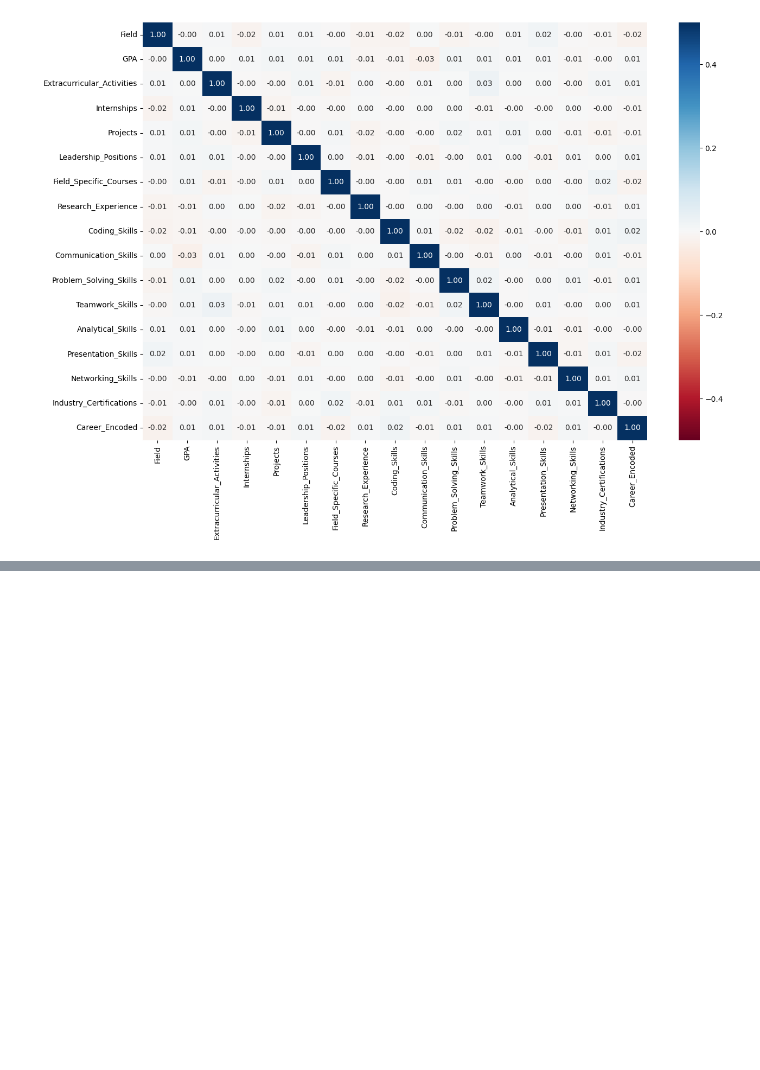
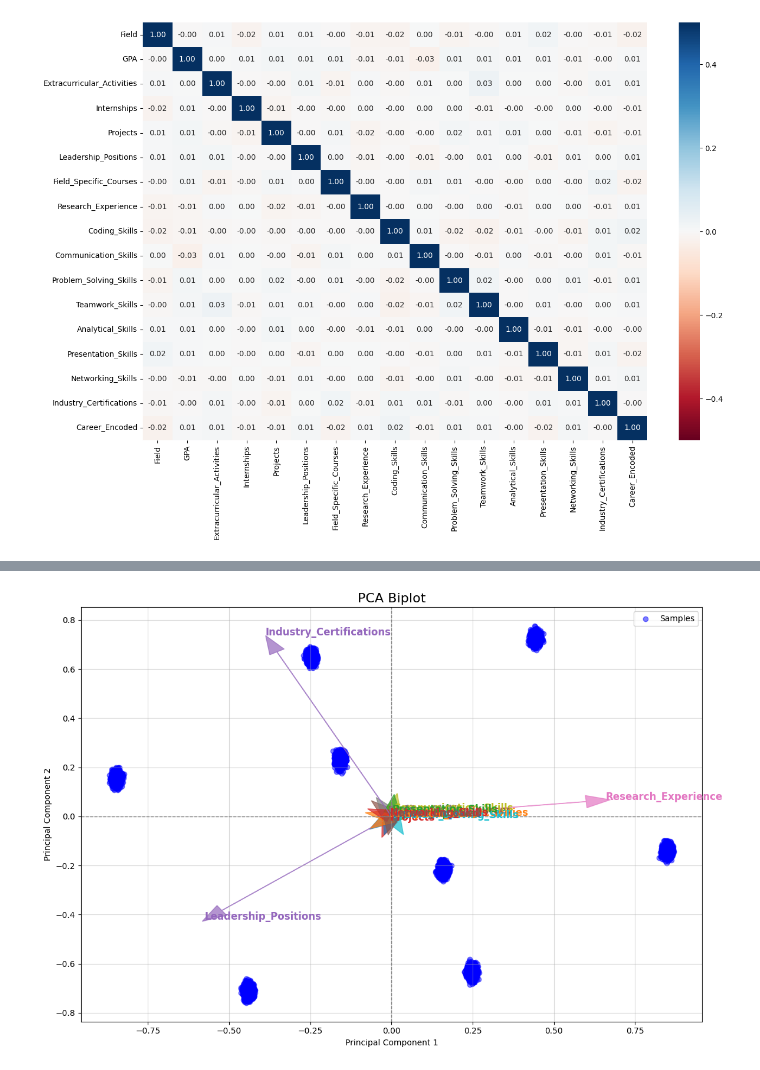
Before and after one commit to jasonmiracleg/Path-Finder, a Jupyter notebook: Jason.ipynb, the cells around one changed output, grey strips where cells are left out. Saved outputs shown, nothing was run; the diff lists cells and outputs as text; code cells hidden in the pictures; blank space fills up the shorter version.

```diff
--- a/Jason.ipynb
+++ b/Jason.ipynb
@@ -217,0 +308,37 @@ plt.show()
+# %%
+loadings = pca.components_.T
+
+colors = list(mcolors.TABLEAU_COLORS.values())
+
+# Biplot function
+def biplot(score, loadings, features, labels=None):
+    plt.figure(figsize=(12, 8))
+
+    # Scatter plot of PCA-transformed samples
+    xs = score[:, 0]
+    ys = score[:, 1]
+    plt.scatter(xs, ys, c='blue', alpha=0.5, label='Samples')
+    plt.xlabel('Principal Component 1')
+    plt.ylabel('Principal Component 2')
+    plt.title('PCA Biplot', fontsize=16)
+
+    # Plot the feature vectors (loadings) with distinct colors
+    for i, feature in enumerate(features):
+        plt.arrow(0, 0, loadings[i, 0] * max(xs), loadings[i, 1] * max(ys),
+                  color=colors[i % len(colors)], alpha=0.7, head_width=0.05)
+        # Shift text position slightly for better separation
+        plt.text(loadings[i, 0] * max(xs) * 1.1, loadings[i, 1] * max(ys) * 1.1,
+                 feature, color=colors[i % len(colors)], fontsize=12, fontweight='bold')
+
+    # Improve visual appearance
+    plt.axhline(0, color='grey', linestyle='--', linewidth=1)
+    plt.axvline(0, color='grey', linestyle='--', linewidth=1)
+    plt.grid(True, alpha=0.5)
+    plt.legend(loc='upper right')
+    plt.tight_layout()
+    plt.show()
+
+# Call the biplot function
+biplot(principalComponents, loadings, X_scaled.columns)
+# %% [output]
+[figure, added]
```
Also changed, not shown: parts of 16 cells of this notebook.
